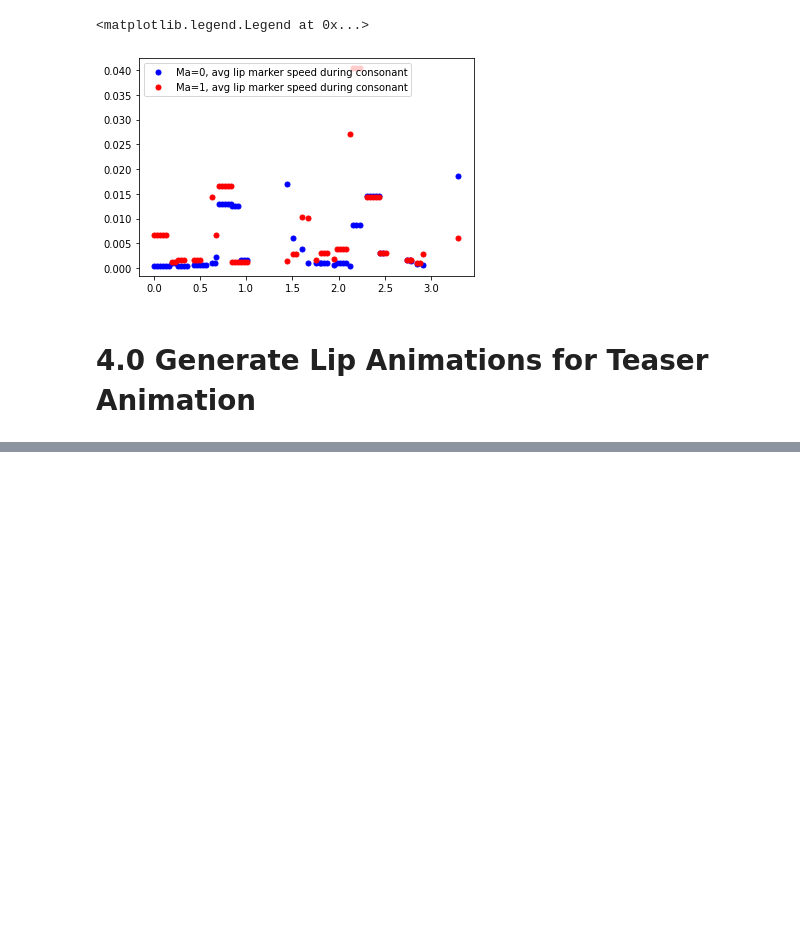
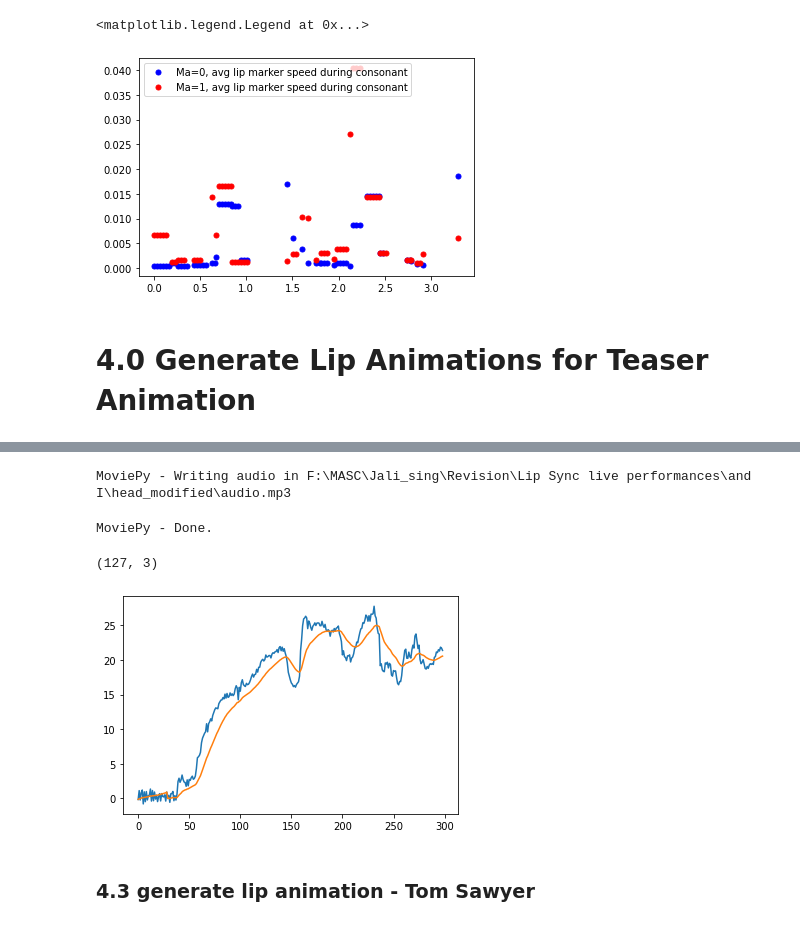
Before and after one commit to EvanSamaa/jali_sing, a Jupyter notebook: Singing evaluation.ipynb, the cells around one changed output, grey strips where cells are left out. Drawn from its saved outputs; the diff is of its cells as text; code cells hidden in the pictures; blank space fills up the shorter version.

```diff
--- a/Singing evaluation.ipynb
+++ b/Singing evaluation.ipynb
@@ -467,0 +839,67 @@ for i in range(0, 4):
+# %%
+# generate raw word alignment
+from util.SongDataStructure import Minimal_song_data_structure, CMU_phonemes_dicts
+from util.ioUtil import get_wav_from_video
+from util.jali_curve_generation import JaliVoCa_animation
+
+file_dir = "F:\\MASC\\Jali_sing\\Revision\\Lip Sync live performances\\and I\\"
+
+# get_wav_from_video("reference.mp4", file_dir)
+# song = Minimal_song_data_structure(file_dir+"reference_vocals"+".wav", file_dir+"reference"+".txt", )
+# song.compute_self_phoneme_alignment()
+# song.write_textgrid("reference_vocals", file_dir)
+
+
+j = JaliVoCa_animation(file_dir+"reference_vocals.wav", file_dir+"reference_vocals.TextGrid", file_dir + "reference_vocals_jali_MVP.json")
+j.generate_curves()
+# %%
+file = "head_modified.mp4"
+extract_landmarks_media_pipe(file, file_dir, save_annotated_video=True, image_mode=False)
+
+outputPath = "C:/Users/evansamaa/Desktop/Motion_Paint/facial_landmarks_py/data/motion.json"
+rotation_output_path = "C:/Users/evansamaa/Desktop/Motion_Paint/facial_landmarks_py/data/Rot_motion.json"
+# info from video
+fps = 23.98
+min_cutoff = 0.0001
+beta = 1.5
+with open("mediaPipeMapping.json", "r") as f:
+    maping = json.load(f)
+
+staticLandmarkIndices = maping["nose"]["dorsum"]+maping["nose"]["tipLower"]+maping["additional_anchors"]
+keypointIndicies = maping["nose"]["dorsum"]+maping["nose"]["tipLower"]+maping["additional_anchors"]+maping["brow"]["rightLower"]+maping["brow"]["rightUpper"]+maping["brow"]["leftUpper"]+maping["brow"]["leftLower"]+maping["eye"]["right"]+maping["eye"]["left"]+maping["lips"]["inner"]+maping["lips"]["outer"]
+data = np.load(file_dir+"head_modified//raw_mediapipe_landmark.npy")
+t_ref = 0
+
+from scipy.spatial.transform import Rotation as Rot
+fps = 23.98
+min_cutoff = 0.01
+beta = 0.001
+t_segment = [0, data.shape[0]]
+r = Rot.from_matrix([[0, -1, 0],
+                   [1, 0, 0],
+                   [0, 0, 1]])
+out = r.as_euler('zyx', degrees=True)
+dataSegment = data
+neutral_frame_num = 29
+ref_frame = data[neutral_frame_num]
+dataSegment, rotations = rotateToNeutral(ref_frame, dataSegment, staticLandmarkIndices, True)
+# dataSegment, rotations = iterativeNormalization(dataSegment, ref_frame, staticLandmarkIndices, staticLandmarkIndices, True)
+for i in range(0, len(rotations)):
+    r = Rot.from_matrix(rotations[i])
+    rotations[i] = r.as_euler('zyx', degrees=True)
+rotations = np.array(rotations)
+plt.plot(rotations[:,2])
+rotations[:,0] = constrainedOneEuroFilter(rotations[:,0], t_segment, [neutral_frame_num])
+rotations[:,1] = constrainedOneEuroFilter(rotations[:,1], t_segment, [neutral_frame_num])
+rotations[:,2] = constrainedOneEuroFilter(rotations[:,2], t_segment, [neutral_frame_num])
+plt.plot(rotations[:,2])
+print(np.array(rotations)[172:].shape)
+start = 0
+outputToFile(rotation_output_path, np.array(rotations)[:], fps, start=0, angle=True)
+# %% [output]
+MoviePy - Writing audio in F:\MASC\Jali_sing\Revision\Lip Sync live performances\and I\head_modified\audio.mp3
+MoviePy - Done.
+(127, 3)
+[figure, added]
+# %% [markdown]
+### 4.3 generate lip animation - Tom Sawyer
```
Also changed, not shown: parts of 32 cells of this notebook, 2 other files.
